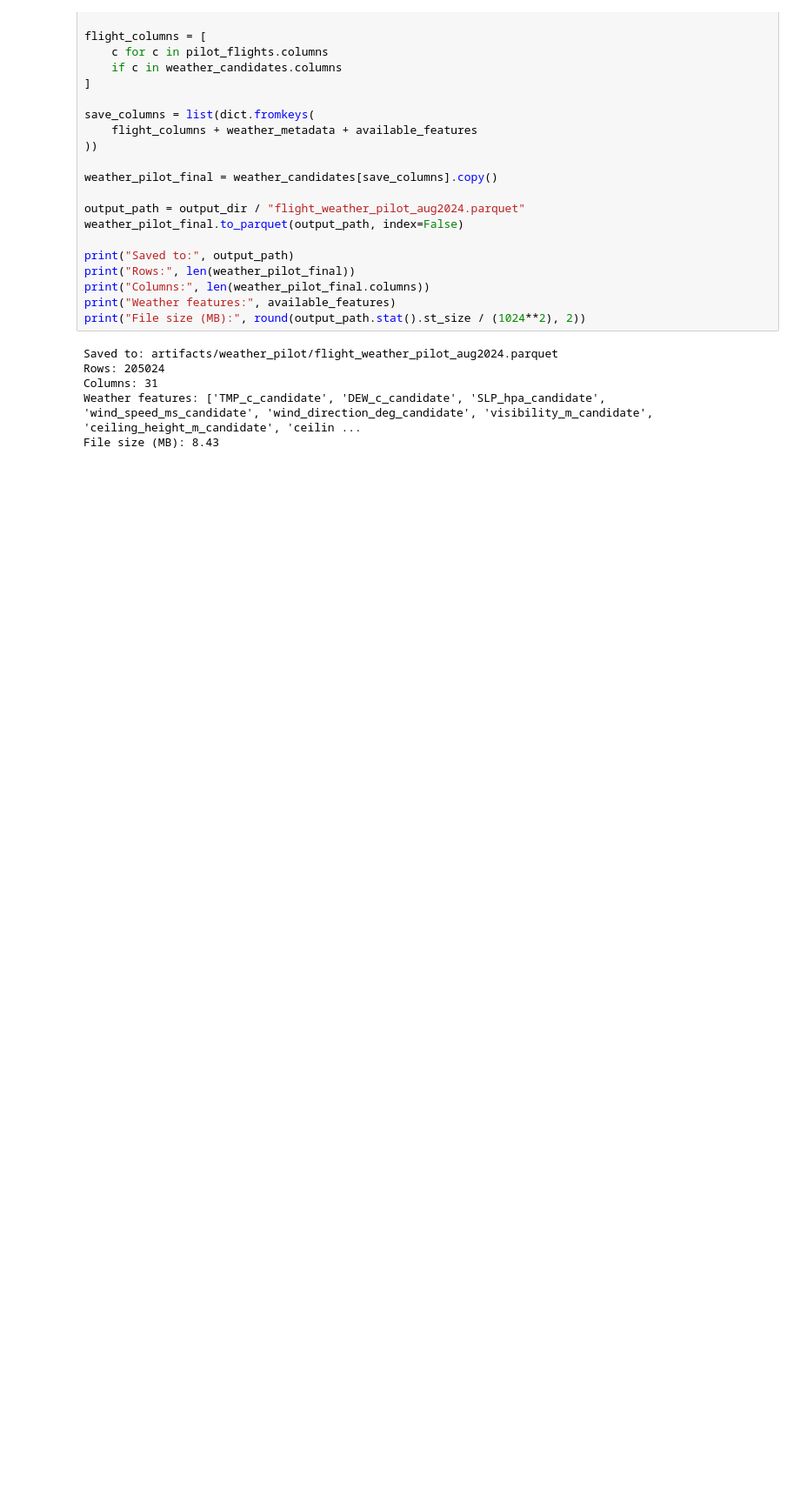
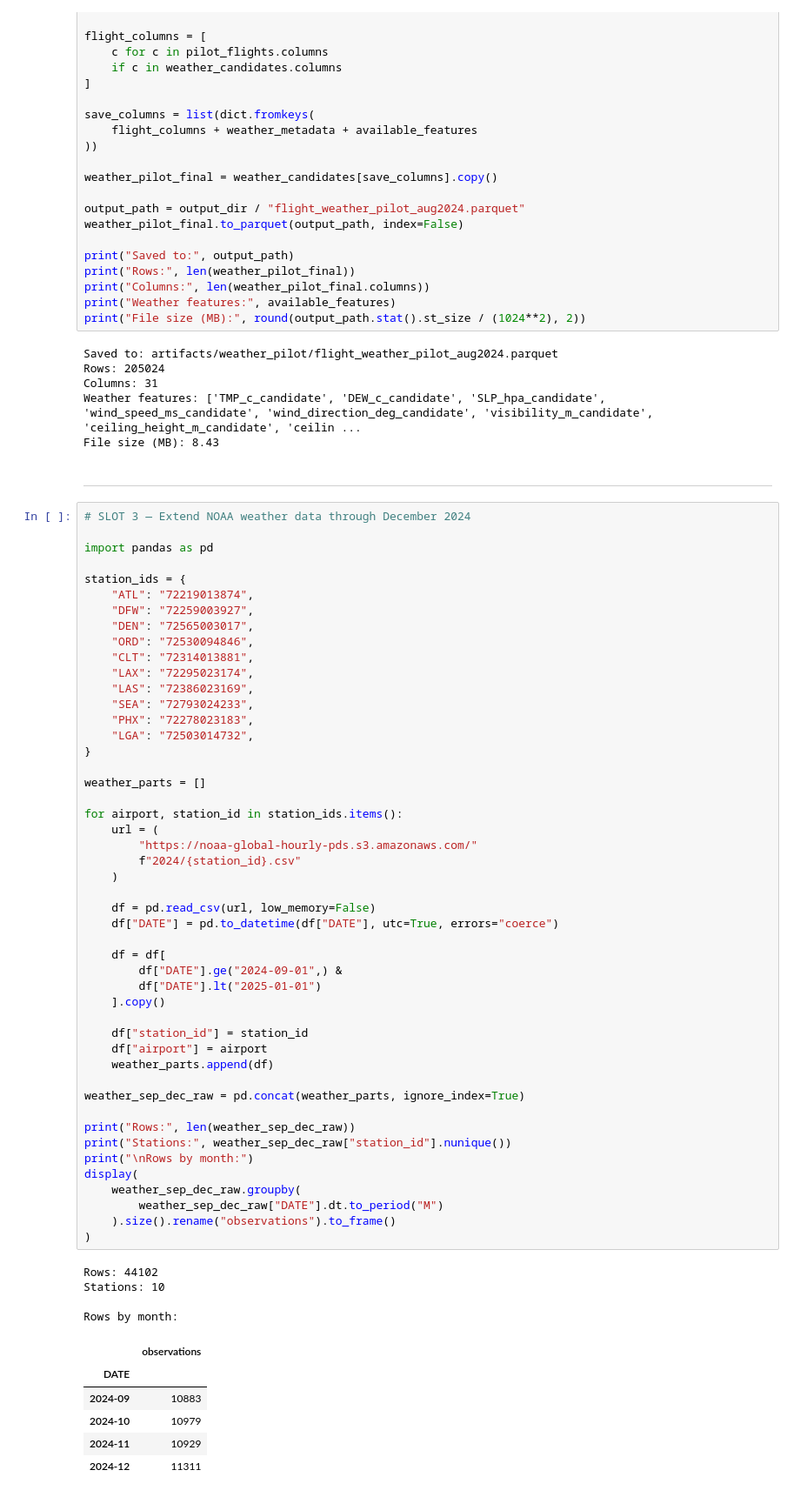
Before and after one commit to devlprkhan/flightdelay-intelligence, a Jupyter notebook: src/notebooks/flight_delay_predV1.3.ipynb, the cells around one changed output. Shown at 87% size. Cells and saved outputs as stored; diff of their text form; blank space fills up the shorter version.

```diff
--- a/src/notebooks/flight_delay_predV1.3.ipynb
+++ b/src/notebooks/flight_delay_predV1.3.ipynb
@@ -2128,3 +2128,64 @@ Rows: 205024
 Columns: 31
 Weather features: ['TMP_c_candidate', 'DEW_c_candidate', 'SLP_hpa_candidate', 'wind_speed_ms_candidate', 'wind_direction_deg_candidate', 'visibility_m_candidate', 'ceiling_height_m_candidate', 'ceilin ...
 File size (MB): 8.43
+# %% [markdown]
+---
+# %%
+# SLOT 3 — Extend NOAA weather data through December 2024
+
+import pandas as pd
+
+station_ids = {
+    "ATL": "72219013874",
+    "DFW": "72259003927",
+    "DEN": "72565003017",
+    "ORD": "72530094846",
+    "CLT": "72314013881",
+    "LAX": "72295023174",
+    "LAS": "72386023169",
+    "SEA": "72793024233",
+    "PHX": "72278023183",
+    "LGA": "72503014732",
+}
+
+weather_parts = []
+
+for airport, station_id in station_ids.items():
+    url = (
+        "https://noaa-global-hourly-pds.s3.amazonaws.com/"
+        f"2024/{station_id}.csv"
+    )
+
+    df = pd.read_csv(url, low_memory=False)
+    df["DATE"] = pd.to_datetime(df["DATE"], utc=True, errors="coerce")
+
+    df = df[
+        df["DATE"].ge("2024-09-01",) &
+        df["DATE"].lt("2025-01-01")
+    ].copy()
+
+    df["station_id"] = station_id
+    df["airport"] = airport
+    weather_parts.append(df)
+
+weather_sep_dec_raw = pd.concat(weather_parts, ignore_index=True)
+
+print("Rows:", len(weather_sep_dec_raw))
+print("Stations:", weather_sep_dec_raw["station_id"].nunique())
+print("\nRows by month:")
+display(
+    weather_sep_dec_raw.groupby(
+        weather_sep_dec_raw["DATE"].dt.to_period("M")
+    ).size().rename("observations").to_frame()
+)
+# %% [output]
+Rows: 44102
+Stations: 10
+
+Rows by month:
+|  | observations |
+| DATE |  |
+| 2024-09 | 10883 |
+| 2024-10 | 10979 |
+| 2024-11 | 10929 |
+| 2024-12 | 11311 |
```
Also changed, not shown: parts of 14 cells of this notebook, 1 other file.
